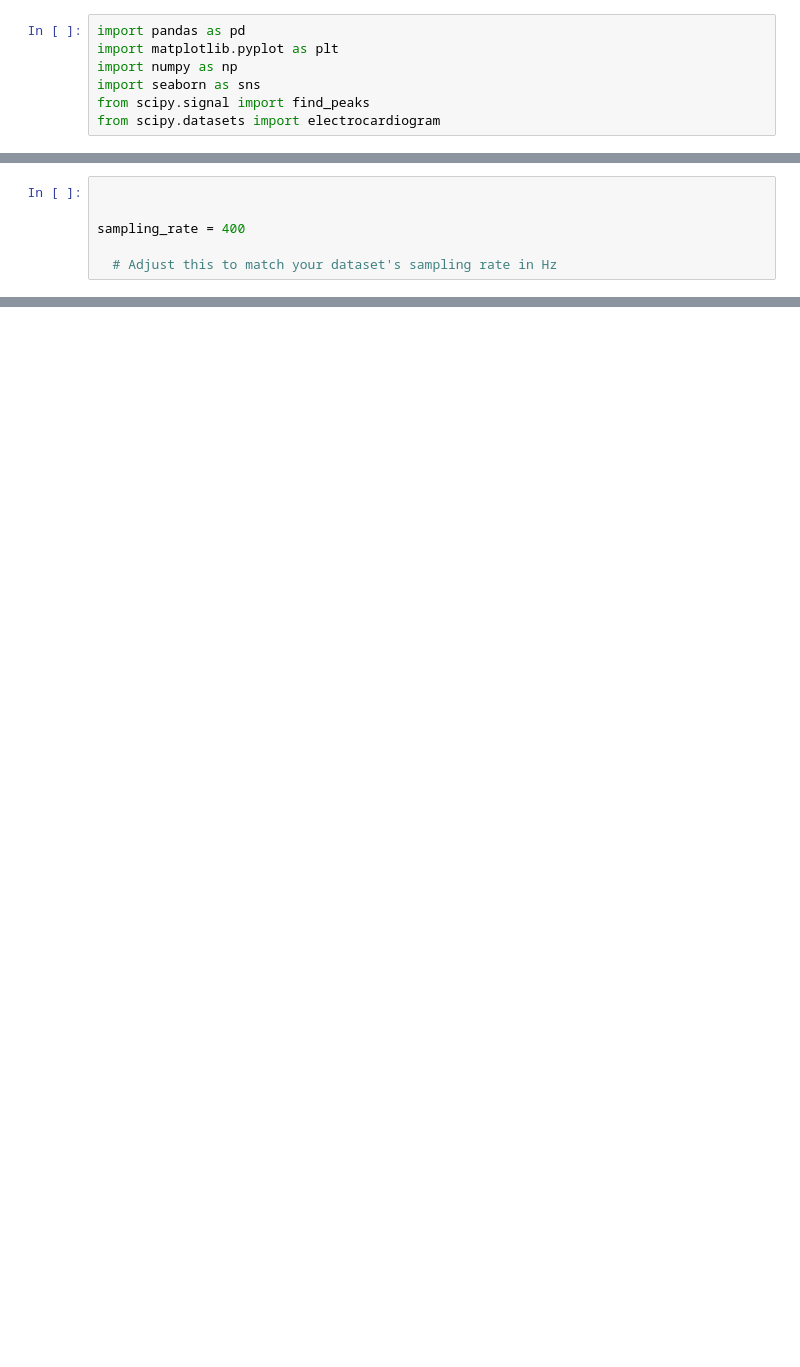
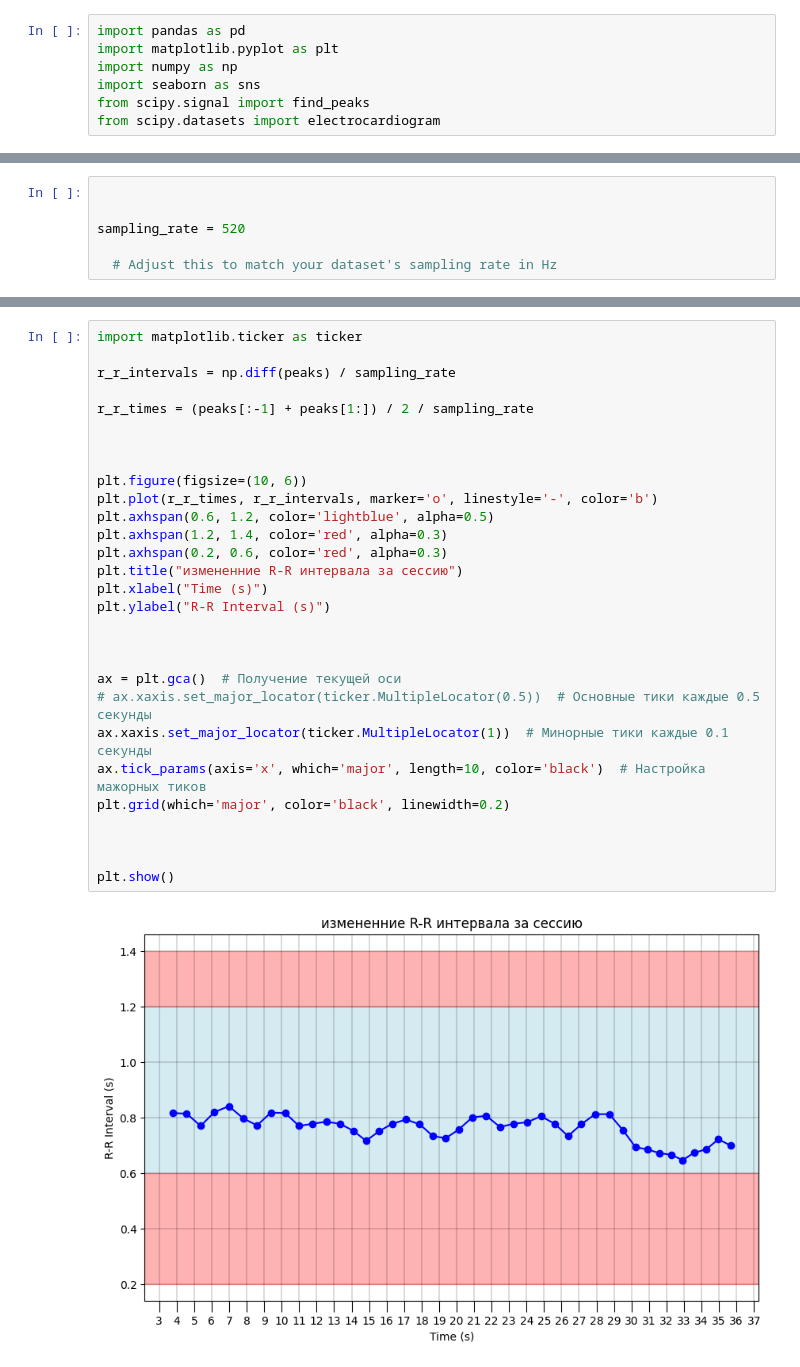
Before and after one commit to swissdeam/ECG, a Jupyter notebook: Untitled.ipynb, the cells around one changed output, grey strips where cells are left out. Cells and saved outputs as stored; diff of their text form; blank space fills up the shorter version.

```diff
--- a/Untitled.ipynb
+++ b/Untitled.ipynb
@@ -73,7 +73,7 @@ plt.show()
 # %%
 
 
-sampling_rate = 400
+sampling_rate = 520
 
   # Adjust this to match your dataset's sampling rate in Hz
 # %%
@@ -148,0 +158,31 @@ Number of R-Peaks: 16
+# %%
+import matplotlib.ticker as ticker
+
+r_r_intervals = np.diff(peaks) / sampling_rate
+
+r_r_times = (peaks[:-1] + peaks[1:]) / 2 / sampling_rate
+
+
+
+plt.figure(figsize=(10, 6))
+plt.plot(r_r_times, r_r_intervals, marker='o', linestyle='-', color='b')
+plt.axhspan(0.6, 1.2, color='lightblue', alpha=0.5)
+plt.axhspan(1.2, 1.4, color='red', alpha=0.3)
+plt.axhspan(0.2, 0.6, color='red', alpha=0.3)
+plt.title("измененние R-R интервала за сессию")
+plt.xlabel("Time (s)")
+plt.ylabel("R-R Interval (s)")
+
+
+
+ax = plt.gca()  # Получение текущей оси
+# ax.xaxis.set_major_locator(ticker.MultipleLocator(0.5))  # Основные тики каждые 0.5 секунды
+ax.xaxis.set_major_locator(ticker.MultipleLocator(1))  # Минорные тики каждые 0.1 секунды
+ax.tick_params(axis='x', which='major', length=10, color='black')  # Настройка мажорных тиков
+plt.grid(which='major', color='black', linewidth=0.2)
+
+
+
+plt.show()
+# %% [output]
+[figure, added]
```
Also changed, not shown: parts of 6 cells of this notebook, 3 other files.
